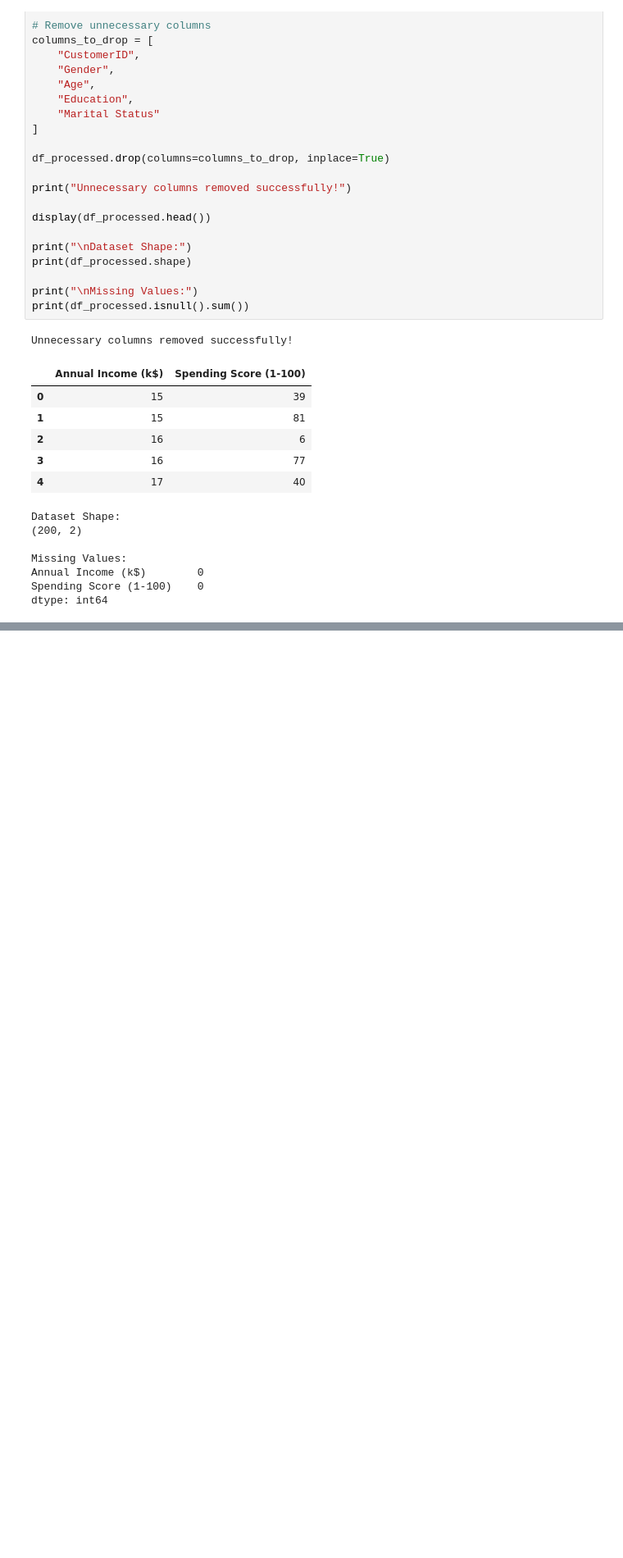
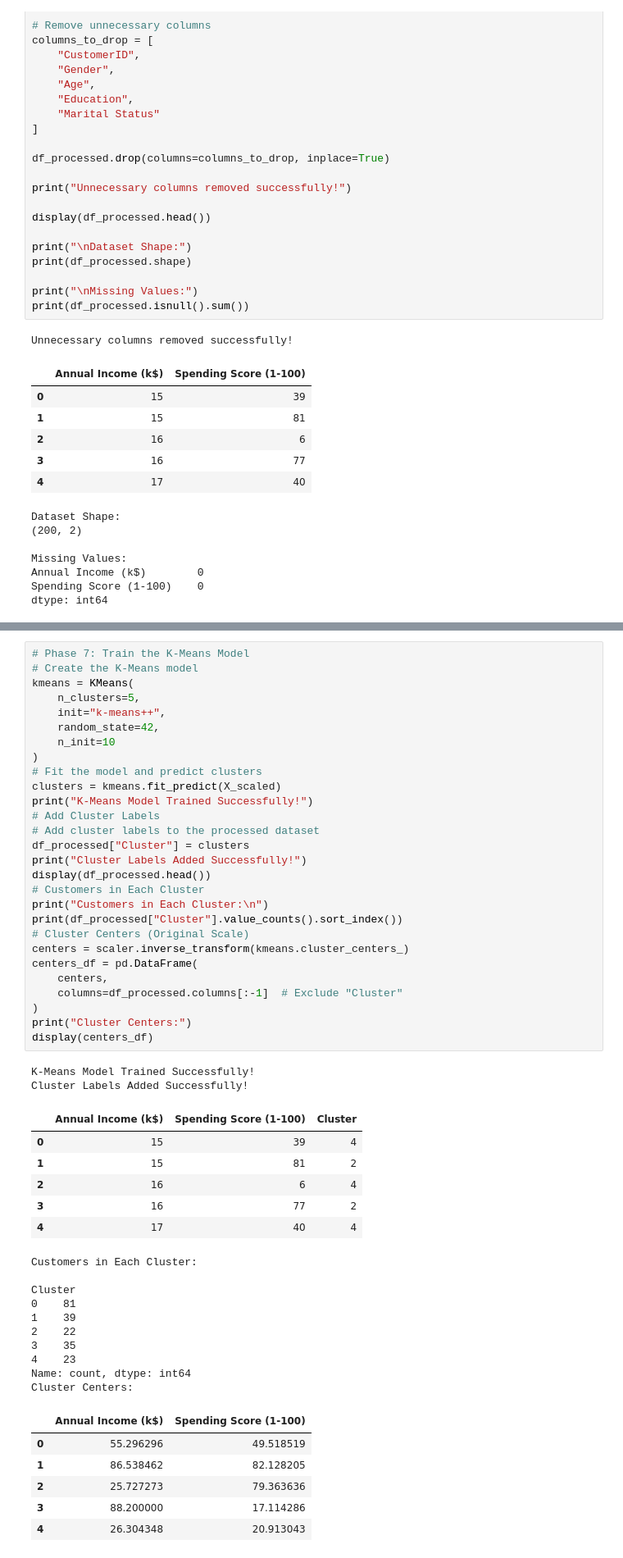
Before and after one commit to moosaraza-3254/AI-ML, a Jupyter notebook: notebooks/A2KM.ipynb, the cells around one changed output, grey strips where cells are left out. Shown at 82% size. Drawn from its saved outputs; the diff is of its cells as text; blank space fills up the shorter version.

```diff
--- a/notebooks/A2KM.ipynb
+++ b/notebooks/A2KM.ipynb
@@ -187,0 +219,53 @@ dtype: float64
+# %%
+# Phase 7: Train the K-Means Model
+# Create the K-Means model
+kmeans = KMeans(
+    n_clusters=5,
+    init="k-means++",
+    random_state=42,
+    n_init=10
+)
+# Fit the model and predict clusters
+clusters = kmeans.fit_predict(X_scaled)
+print("K-Means Model Trained Successfully!")
+# Add Cluster Labels
+# Add cluster labels to the processed dataset
+df_processed["Cluster"] = clusters
+print("Cluster Labels Added Successfully!")
+display(df_processed.head())
+# Customers in Each Cluster
+print("Customers in Each Cluster:\n")
+print(df_processed["Cluster"].value_counts().sort_index())
+# Cluster Centers (Original Scale)
+centers = scaler.inverse_transform(kmeans.cluster_centers_)
+centers_df = pd.DataFrame(
+    centers,
+    columns=df_processed.columns[:-1]  # Exclude "Cluster"
+)
+print("Cluster Centers:")
+display(centers_df)
+# %% [output]
+K-Means Model Trained Successfully!
+Cluster Labels Added Successfully!
+|  | Annual Income (k$) | Spending Score (1-100) | Cluster |
+| 0 | 15 | 39 | 4 |
+| 1 | 15 | 81 | 2 |
+| 2 | 16 | 6 | 4 |
+| 3 | 16 | 77 | 2 |
+| 4 | 17 | 40 | 4 |
+Customers in Each Cluster:
+
+Cluster
+0    81
+1    39
+2    22
+3    35
+4    23
+Name: count, dtype: int64
+Cluster Centers:
+|  | Annual Income (k$) | Spending Score (1-100) |
+| 0 | 55.296296 | 49.518519 |
+| 1 | 86.538462 | 82.128205 |
+| 2 | 25.727273 | 79.363636 |
+| 3 | 88.200000 | 17.114286 |
+| 4 | 26.304348 | 20.913043 |
```
Also changed, not shown: parts of 2 cells of this notebook.
